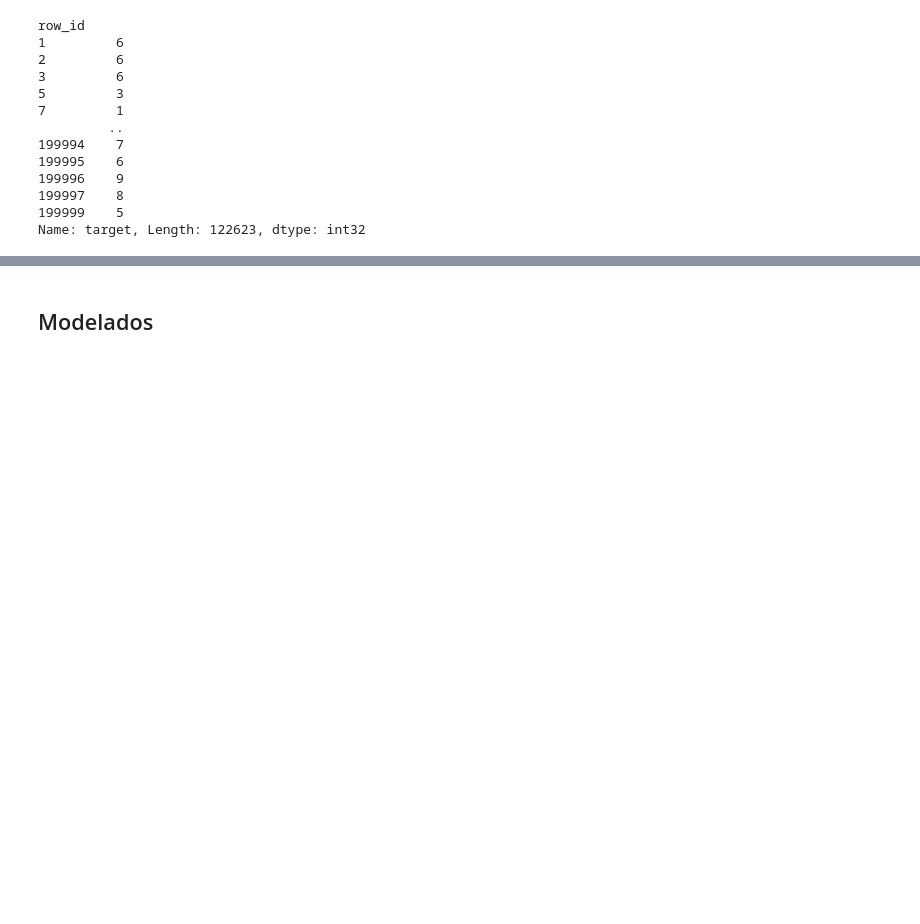
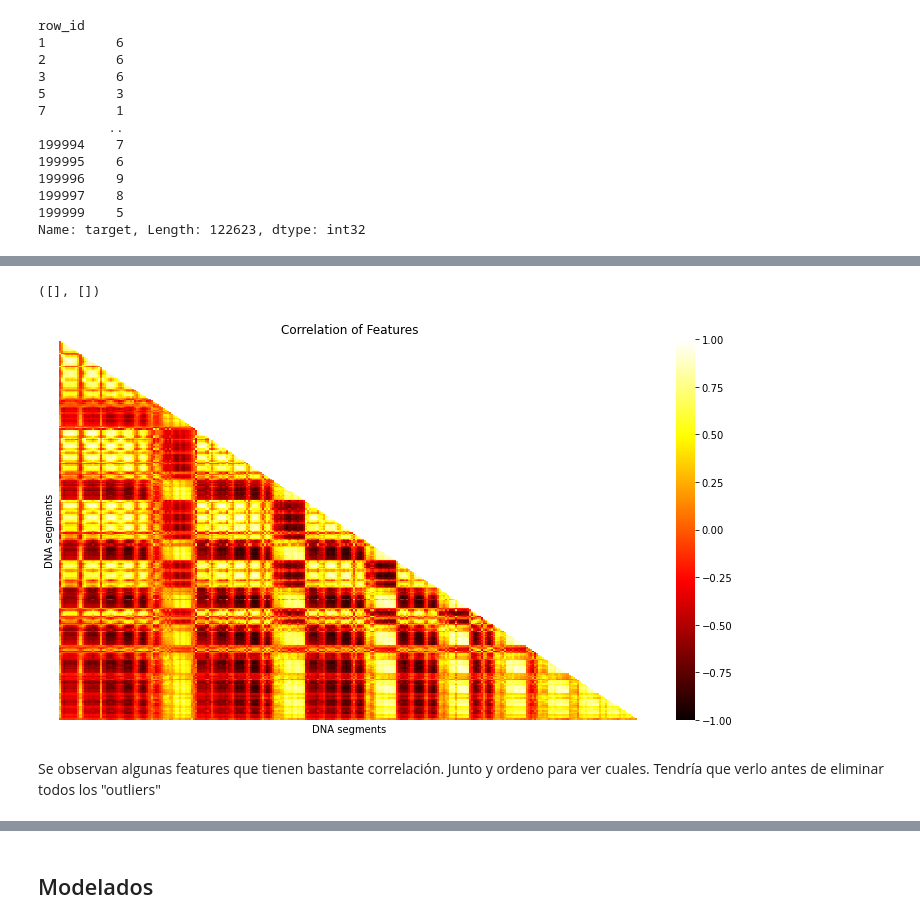
Before and after one commit to alanpirotta/kaggle_tabular_playground, a Jupyter notebook: tabular-playground-series-feb-2022.ipynb, the cells around one changed output, grey strips where cells are left out. Cells and saved outputs as stored; diff of their text form; code cells hidden in the pictures; blank space fills up the shorter version.

```diff
--- a/tabular-playground-series-feb-2022.ipynb
+++ b/tabular-playground-series-feb-2022.ipynb
@@ -162,0 +191,14 @@ Name: target, Length: 122623, dtype: int32
+# %%
+mask = np.triu(np.ones_like(features_corr, dtype=bool), k=0)
+plt.figure(figsize=(13,7))
+sns.heatmap(features_corr, mask = mask, cmap='hot', vmin=-1, vmax=+1)
+plt.title('Correlation of Features')
+plt.xlabel('DNA segments')
+plt.ylabel('DNA segments')
+plt.xticks([])
+plt.yticks([])
+# %% [output]
+([], [])
+[figure, added]
+# %% [markdown]
+Se observan algunas features que tienen bastante correlación. Junto y ordeno para ver cuales. Tendría que verlo antes de eliminar todos los "outliers"
```
Also changed, not shown: parts of 24 cells of this notebook.
